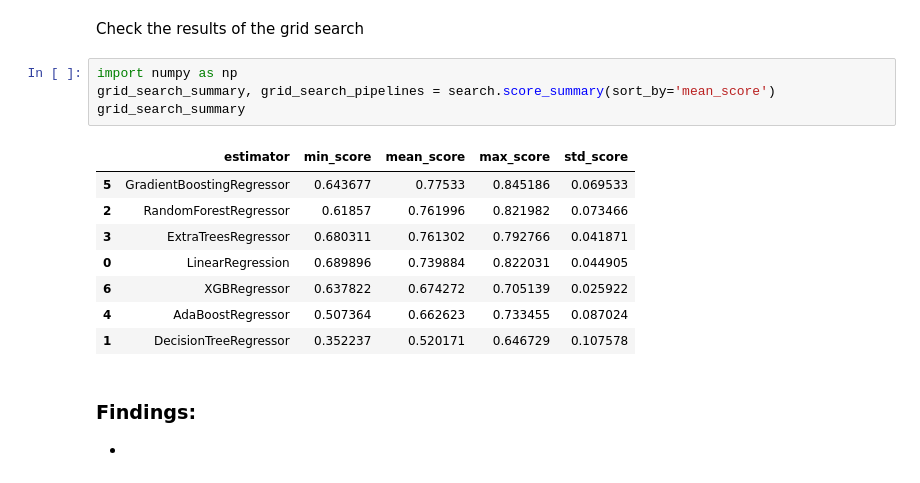
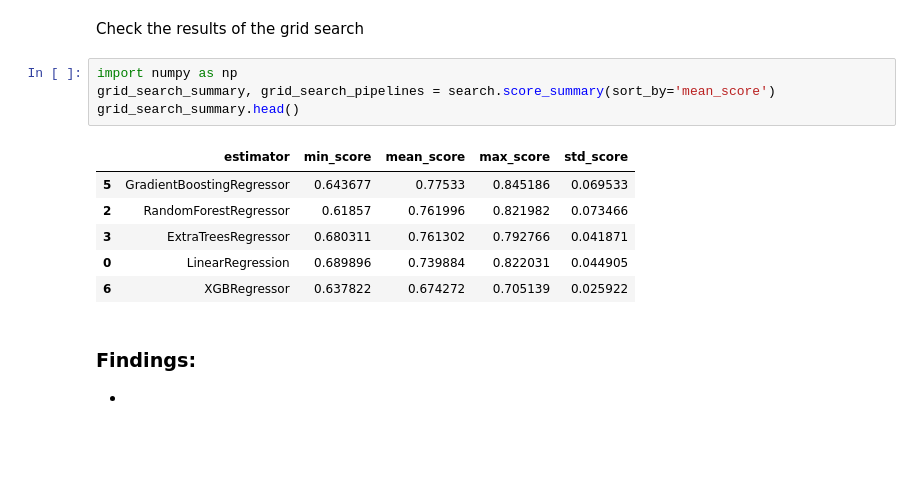
Before and after one commit to bolliebrain/ames-heritage-housing, a Jupyter notebook: jupyter_notebooks/05-SalePricePrediction.ipynb, the cells around one changed output. Cells and saved outputs as stored; diff of their text form; blank space fills up the shorter version.

```diff
--- a/jupyter_notebooks/05-SalePricePrediction.ipynb
+++ b/jupyter_notebooks/05-SalePricePrediction.ipynb
@@ -242,16 +242,14 @@ Check the results of the grid search
 # %%
 import numpy as np
 grid_search_summary, grid_search_pipelines = search.score_summary(sort_by='mean_score')
-grid_search_summary
+grid_search_summary.head()
 # %% [output]
 |  | estimator | min_score | mean_score | max_score | std_score |
 | 5 | GradientBoostingRegressor | 0.643677 | 0.77533 | 0.845186 | 0.069533 |
 | 2 | RandomForestRegressor | 0.61857 | 0.761996 | 0.821982 | 0.073466 |
 | 3 | ExtraTreesRegressor | 0.680311 | 0.761302 | 0.792766 | 0.041871 |
 | 0 | LinearRegression | 0.689896 | 0.739884 | 0.822031 | 0.044905 |
 | 6 | XGBRegressor | 0.637822 | 0.674272 | 0.705139 | 0.025922 |
-| 4 | AdaBoostRegressor | 0.507364 | 0.662623 | 0.733455 | 0.087024 |
-| 1 | DecisionTreeRegressor | 0.352237 | 0.520171 | 0.646729 | 0.107578 |
 # %% [markdown]
 ### Findings:
 -
```
